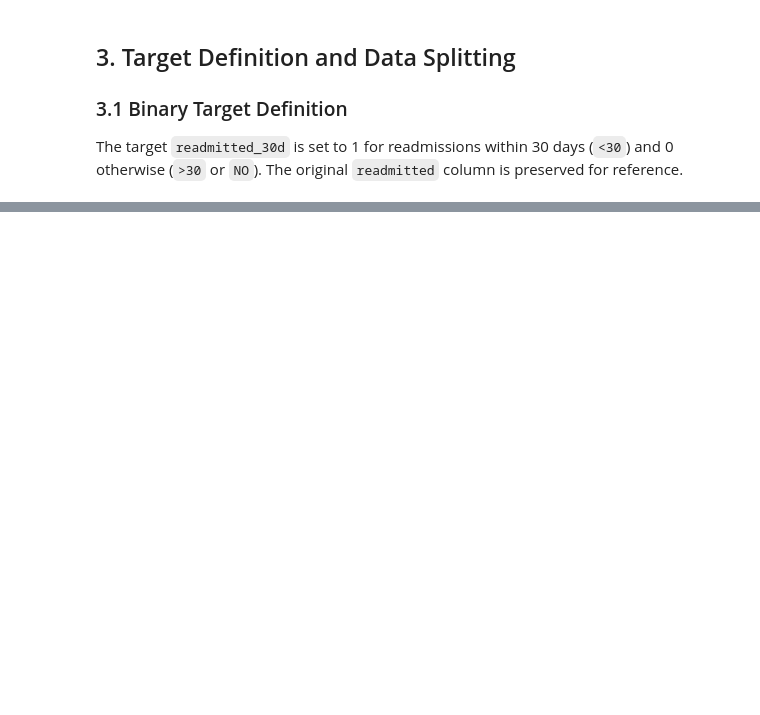
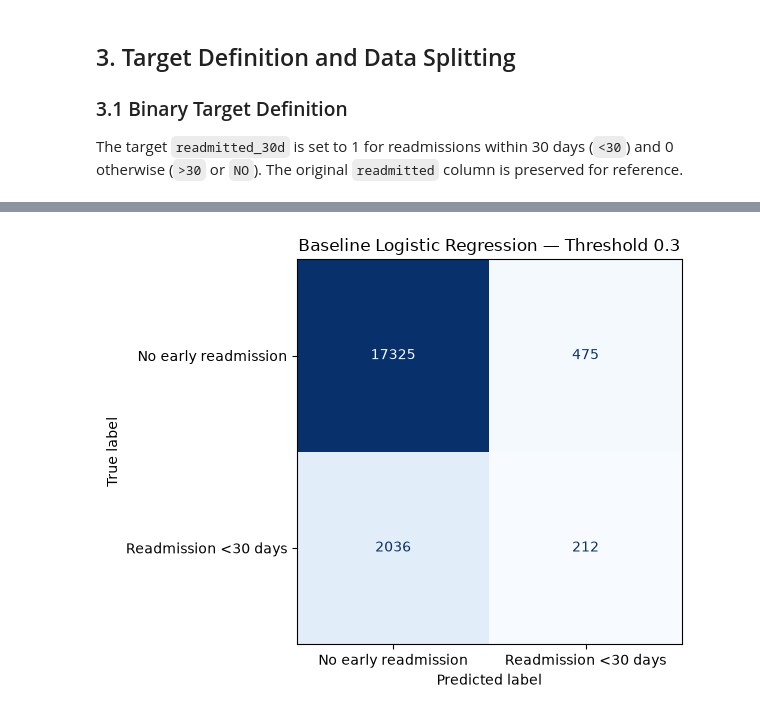
Before and after one commit to stanyslasdhondt-oss/diabetes-readmission-prediction, a Jupyter notebook: notebook.ipynb, the cells around one changed output, grey strips where cells are left out. Cells and saved outputs as stored; diff of their text form; code cells hidden in the pictures; blank space fills up the shorter version.

```diff
--- a/notebook.ipynb
+++ b/notebook.ipynb
@@ -240,0 +762,11 @@ df_val = df.iloc[test_pos].copy()
+# %%
+b_lr_results = evaluate_model(
+    y_val,
+    y_val_proba,
+    threshold=0.3,
+    model_name="Baseline Logistic Regression"
+)
+
+display(pd.DataFrame([b_lr_results]).round(3))
+# %% [output]
+[figure, added]
```
Also changed, not shown: parts of 54 cells of this notebook.
